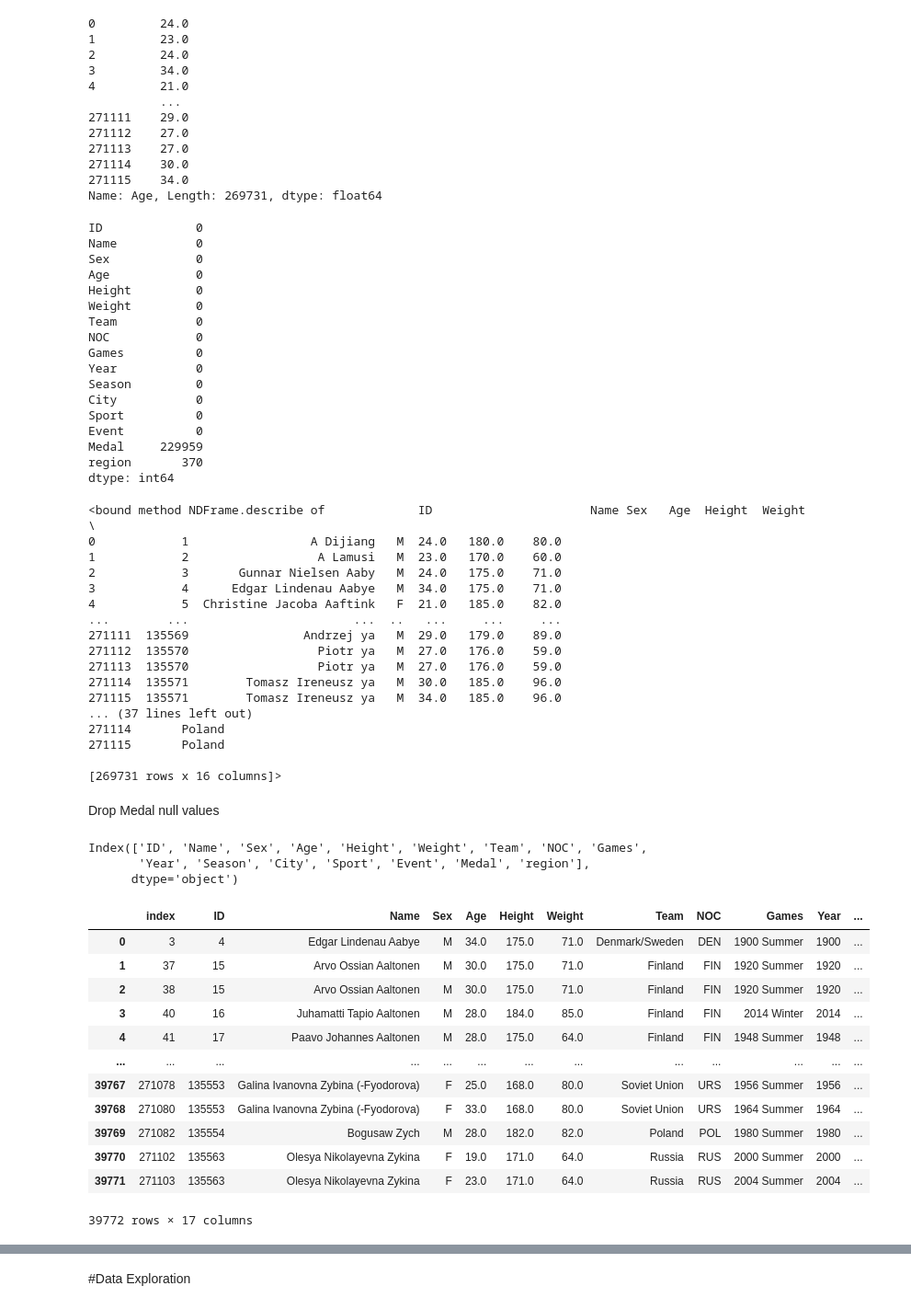
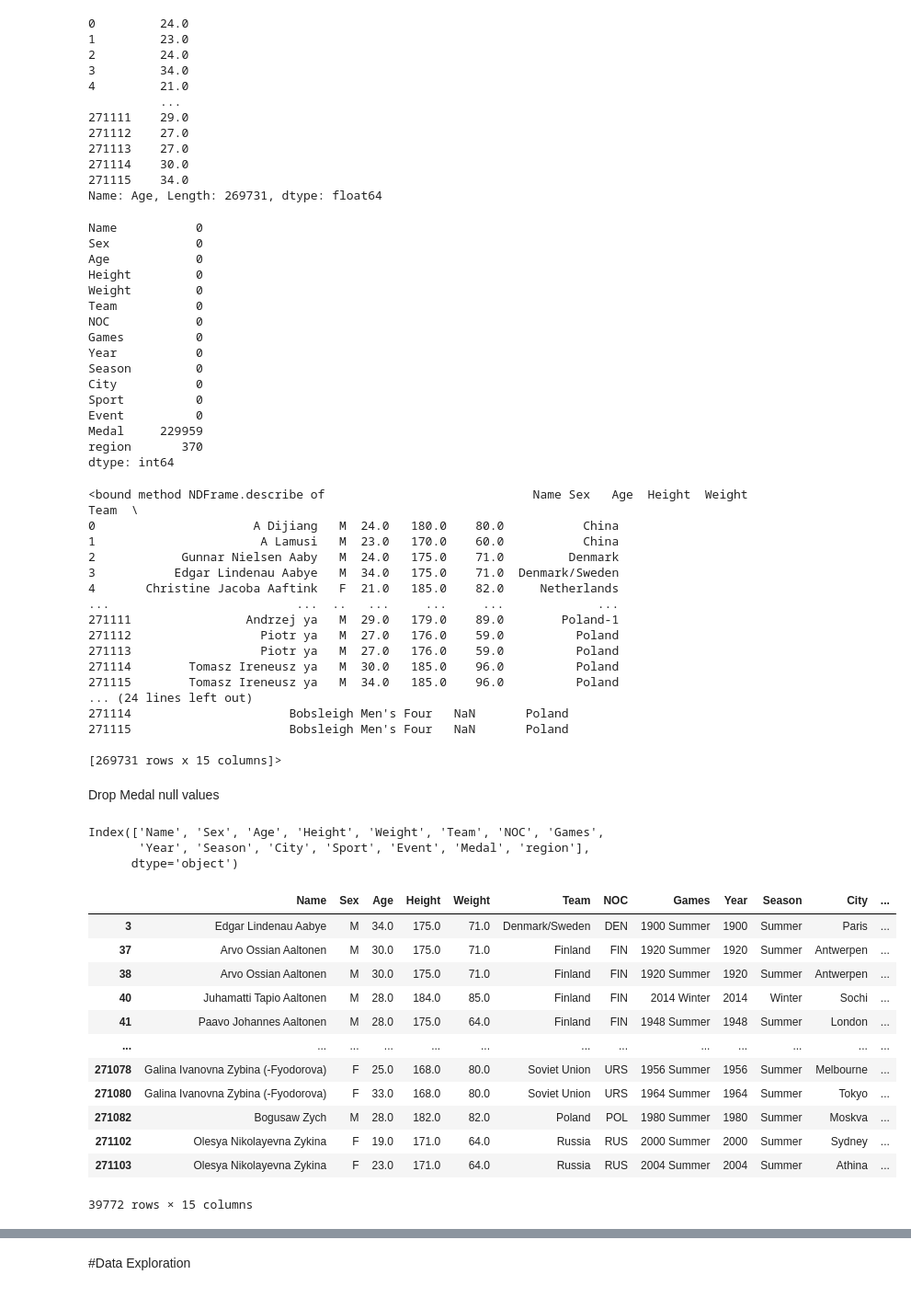
Before and after one commit to MaliheDahmardeh/Olympic-History, a Jupyter notebook: Olympic_History.ipynb, the cells around one changed output, grey strips where cells are left out. Shown at 92% size. Cells and saved outputs as stored; diff of their text form; code cells hidden in the pictures.

```diff
--- a/Olympic_History.ipynb
+++ b/Olympic_History.ipynb
@@ -114,4 +114,4 @@ drop column notes because it is not important and has lots of null values
 # %%
-df.drop(columns=['notes'],inplace=True)
+df.drop(columns=['notes','ID'],inplace=True)
 df
 # %% [output]
@@ -236,7 +235,6 @@ Name: Age, Length: 269731, dtype: float64
 # %%
 df.isnull().sum()
 # %% [output]
-ID             0
 Name           0
 Sex            0
 Age            0
@@ -256,50 +254,49 @@ dtype: int64
 # %%
 df.describe
 # %% [output]
-<bound method NDFrame.describe of             ID                      Name Sex   Age  Height  Weight  \
-0            1                 A Dijiang   M  24.0   180.0    80.0
-1            2                  A Lamusi   M  23.0   170.0    60.0
-2            3       Gunnar Nielsen Aaby   M  24.0   175.0    71.0
-3            4      Edgar Lindenau Aabye   M  34.0   175.0    71.0
-4            5  Christine Jacoba Aaftink   F  21.0   185.0    82.0
-...        ...                       ...  ..   ...     ...     ...
-271111  135569                Andrzej ya   M  29.0   179.0    89.0
-271112  135570                  Piotr ya   M  27.0   176.0    59.0
-271113  135570                  Piotr ya   M  27.0   176.0    59.0
-271114  135571        Tomasz Ireneusz ya   M  30.0   185.0    96.0
-271115  135571        Tomasz Ireneusz ya   M  34.0   185.0    96.0
-... (37 lines left out)
-271114       Poland
-271115       Poland
+<bound method NDFrame.describe of                             Name Sex   Age  Height  Weight            Team  \
+0                      A Dijiang   M  24.0   180.0    80.0           China
+1                       A Lamusi   M  23.0   170.0    60.0           China
+2            Gunnar Nielsen Aaby   M  24.0   175.0    71.0         Denmark
+3           Edgar Lindenau Aabye   M  34.0   175.0    71.0  Denmark/Sweden
+4       Christine Jacoba Aaftink   F  21.0   185.0    82.0     Netherlands
+...                          ...  ..   ...     ...     ...             ...
+271111                Andrzej ya   M  29.0   179.0    89.0        Poland-1
+271112                  Piotr ya   M  27.0   176.0    59.0          Poland
+271113                  Piotr ya   M  27.0   176.0    59.0          Poland
+271114        Tomasz Ireneusz ya   M  30.0   185.0    96.0          Poland
+271115        Tomasz Ireneusz ya   M  34.0   185.0    96.0          Poland
+... (24 lines left out)
+271114                      Bobsleigh Men's Four   NaN       Poland
+271115                      Bobsleigh Men's Four   NaN       Poland
 
-[269731 rows x 16 columns]>
+[269731 rows x 15 columns]>
 # %% [markdown]
 Drop Medal null values
 # %%
 df.columns
 # %% [output]
-Index(['ID', 'Name', 'Sex', 'Age', 'Height', 'Weight', 'Team', 'NOC', 'Games',
+Index(['Name', 'Sex', 'Age', 'Height', 'Weight', 'Team', 'NOC', 'Games',
        'Year', 'Season', 'City', 'Sport', 'Event', 'Medal', 'region'],
       dtype='object')
 # %%
-#df.dropna(inplace=True)
 drop_rows = df.dropna( how='any',subset=['Medal'], inplace=True)
-df.reset_index()
+#df.reset_index(inplace=True)
 df
 # %% [output]
-|  | index | ID | Name | Sex | Age | Height | Weight | Team | NOC | Games | Year | ... |
-| 0 | 3 | 4 | Edgar Lindenau Aabye | M | 34.0 | 175.0 | 71.0 | Denmark/Sweden | DEN | 1900 Summer | 1900 | ... |
-| 1 | 37 | 15 | Arvo Ossian Aaltonen | M | 30.0 | 175.0 | 71.0 | Finland | FIN | 1920 Summer | 1920 | ... |
-| 2 | 38 | 15 | Arvo Ossian Aaltonen | M | 30.0 | 175.0 | 71.0 | Finland | FIN | 1920 Summer | 1920 | ... |
-| 3 | 40 | 16 | Juhamatti Tapio Aaltonen | M | 28.0 | 184.0 | 85.0 | Finland | FIN | 2014 Winter | 2014 | ... |
-| 4 | 41 | 17 | Paavo Johannes Aaltonen | M | 28.0 | 175.0 | 64.0 | Finland | FIN | 1948 Summer | 1948 | ... |
+|  | Name | Sex | Age | Height | Weight | Team | NOC | Games | Year | Season | City | ... |
+| 3 | Edgar Lindenau Aabye | M | 34.0 | 175.0 | 71.0 | Denmark/Sweden | DEN | 1900 Summer | 1900 | Summer | Paris | ... |
+| 37 | Arvo Ossian Aaltonen | M | 30.0 | 175.0 | 71.0 | Finland | FIN | 1920 Summer | 1920 | Summer | Antwerpen | ... |
+| 38 | Arvo Ossian Aaltonen | M | 30.0 | 175.0 | 71.0 | Finland | FIN | 1920 Summer | 1920 | Summer | Antwerpen | ... |
+| 40 | Juhamatti Tapio Aaltonen | M | 28.0 | 184.0 | 85.0 | Finland | FIN | 2014 Winter | 2014 | Winter | Sochi | ... |
+| 41 | Paavo Johannes Aaltonen | M | 28.0 | 175.0 | 64.0 | Finland | FIN | 1948 Summer | 1948 | Summer | London | ... |
 | ... | ... | ... | ... | ... | ... | ... | ... | ... | ... | ... | ... | ... |
-| 39767 | 271078 | 135553 | Galina Ivanovna Zybina (-Fyodorova) | F | 25.0 | 168.0 | 80.0 | Soviet Union | URS | 1956 Summer | 1956 | ... |
-| 39768 | 271080 | 135553 | Galina Ivanovna Zybina (-Fyodorova) | F | 33.0 | 168.0 | 80.0 | Soviet Union | URS | 1964 Summer | 1964 | ... |
-| 39769 | 271082 | 135554 | Bogusaw Zych | M | 28.0 | 182.0 | 82.0 | Poland | POL | 1980 Summer | 1980 | ... |
-| 39770 | 271102 | 135563 | Olesya Nikolayevna Zykina | F | 19.0 | 171.0 | 64.0 | Russia | RUS | 2000 Summer | 2000 | ... |
-| 39771 | 271103 | 135563 | Olesya Nikolayevna Zykina | F | 23.0 | 171.0 | 64.0 | Russia | RUS | 2004 Summer | 2004 | ... |
+| 271078 | Galina Ivanovna Zybina (-Fyodorova) | F | 25.0 | 168.0 | 80.0 | Soviet Union | URS | 1956 Summer | 1956 | Summer | Melbourne | ... |
+| 271080 | Galina Ivanovna Zybina (-Fyodorova) | F | 33.0 | 168.0 | 80.0 | Soviet Union | URS | 1964 Summer | 1964 | Summer | Tokyo | ... |
+| 271082 | Bogusaw Zych | M | 28.0 | 182.0 | 82.0 | Poland | POL | 1980 Summer | 1980 | Summer | Moskva | ... |
+| 271102 | Olesya Nikolayevna Zykina | F | 19.0 | 171.0 | 64.0 | Russia | RUS | 2000 Summer | 2000 | Summer | Sydney | ... |
+| 271103 | Olesya Nikolayevna Zykina | F | 23.0 | 171.0 | 64.0 | Russia | RUS | 2004 Summer | 2004 | Summer | Athina | ... |
-39772 rows × 17 columns
+39772 rows × 15 columns
 # %%
 df.isnull().sum()
 # %% [output]
```
Also changed, not shown: parts of 9 cells of this notebook.
